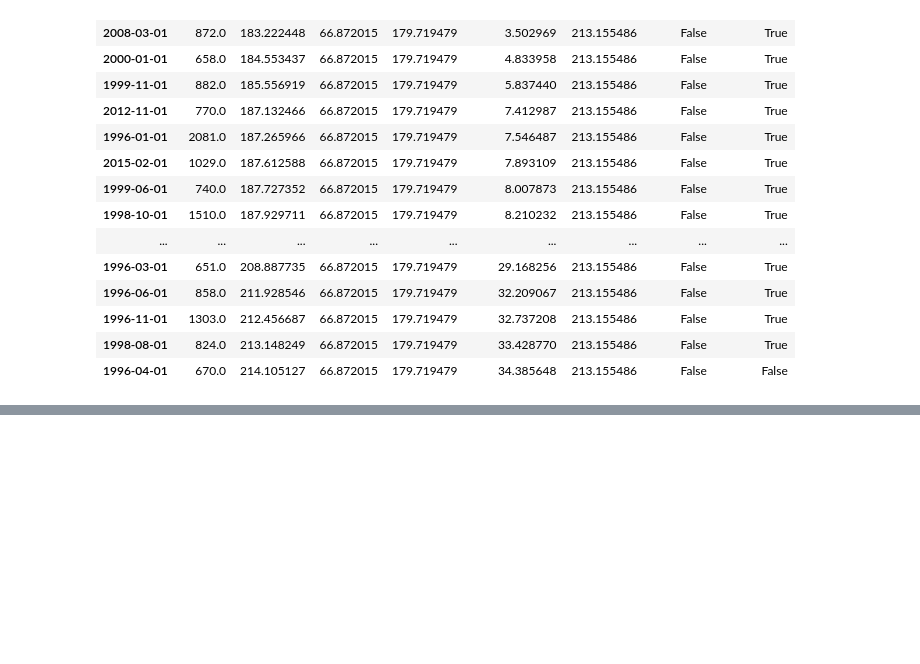
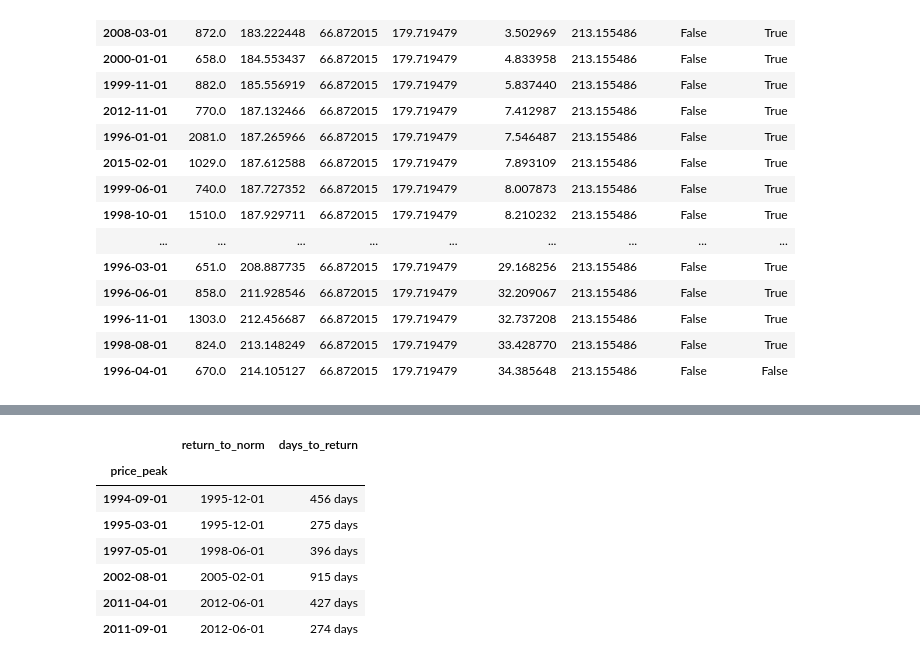
Before and after one commit to Data-Robusta/data-robusta, a Jupyter notebook: jeff_scratch.ipynb, the cells around one changed output, grey strips where cells are left out. Drawn from its saved outputs; the diff is of its cells as text; code cells hidden in the pictures; blank space fills up the shorter version.

```diff
--- a/jeff_scratch.ipynb
+++ b/jeff_scratch.ipynb
@@ -725,0 +687,20 @@ Name: 0, dtype: datetime64[ns]
+# %%
+spike_years[0] = pd.to_datetime(spike_years[0])
+spike_years['return_to_norm'] = pd.to_datetime(spike_years['return_to_norm'])
+# %%
+spike_years['days_to_return'] = spike_years['return_to_norm'] - spike_years[0]
+# %%
+spike_years.columns = ['price_peak','return_to_norm','days_to_return']
+# %%
+spike_years.set_index('price_peak',inplace=True)
+# %%
+spike_years
+# %% [output]
+|  | return_to_norm | days_to_return |
+| price_peak |  |  |
+| 1994-09-01 | 1995-12-01 | 456 days |
+| 1995-03-01 | 1995-12-01 | 275 days |
+| 1997-05-01 | 1998-06-01 | 396 days |
+| 2002-08-01 | 2005-02-01 | 915 days |
+| 2011-04-01 | 2012-06-01 | 427 days |
+| 2011-09-01 | 2012-06-01 | 274 days |
```
Also changed, not shown: parts of 24 cells of this notebook, 1 other file.
